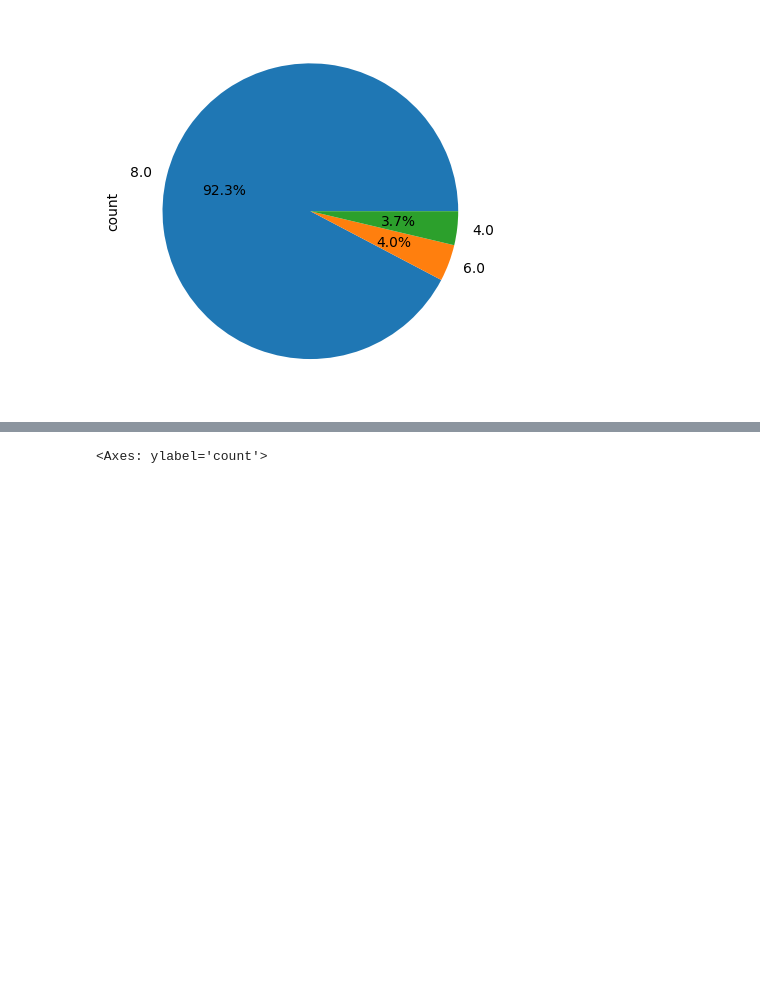
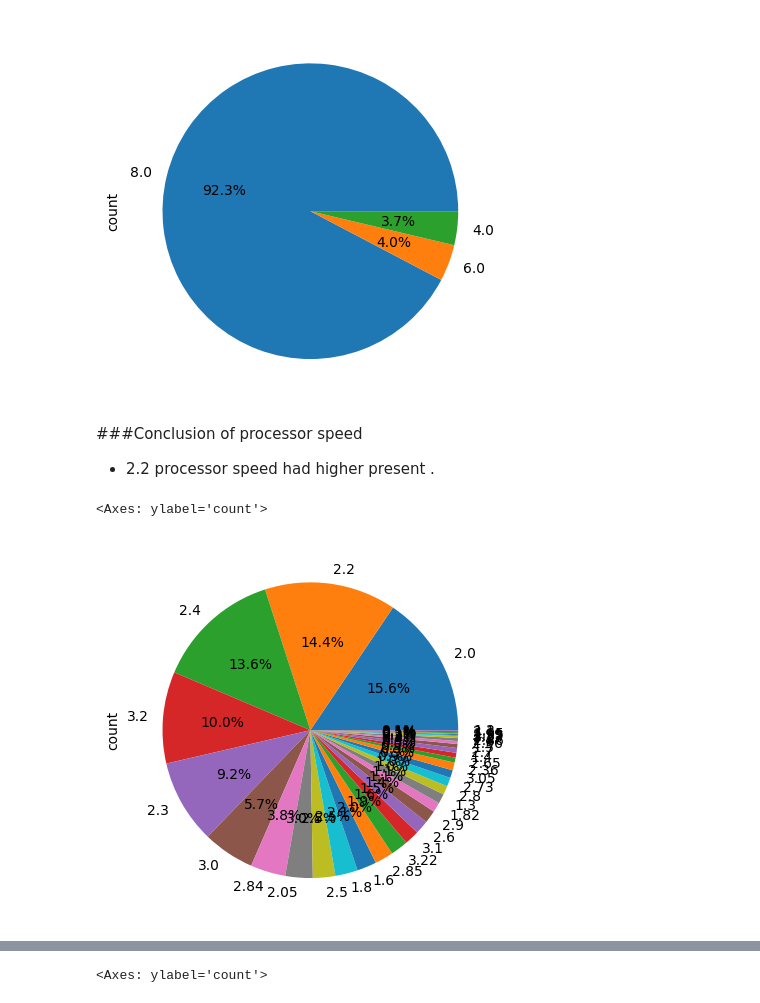
Before and after one commit to rishugupta9621/DSMP, a Jupyter notebook: data-analysis/EDA/eda_on_smartphone_data.ipynb, the cells around one changed output, grey strips where cells are left out. Drawn from its saved outputs; the diff is of its cells as text; code cells hidden in the pictures; blank space fills up the shorter version.

```diff
--- a/data-analysis/EDA/eda_on_smartphone_data.ipynb
+++ b/data-analysis/EDA/eda_on_smartphone_data.ipynb
@@ -271,3 +270,11 @@ df['num_cores'].value_counts().plot(kind='pie',autopct='%0.01f%%')
 # %% [output]
 <Axes: ylabel='count'>
 [figure]
+# %% [markdown]
+###Conclusion of processor speed
+- 2.2 processor speed had higher present .
+# %%
+df['processor_speed'].value_counts().plot(kind='pie',autopct='%0.01f%%')
+# %% [output]
+<Axes: ylabel='count'>
+[figure, added]
```
Also changed, not shown: parts of 59 cells of this notebook.
